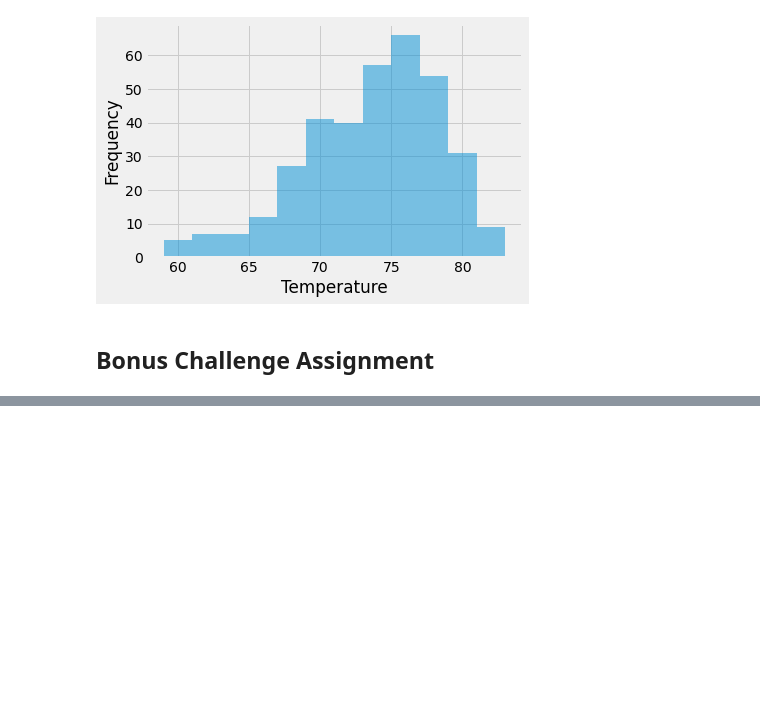
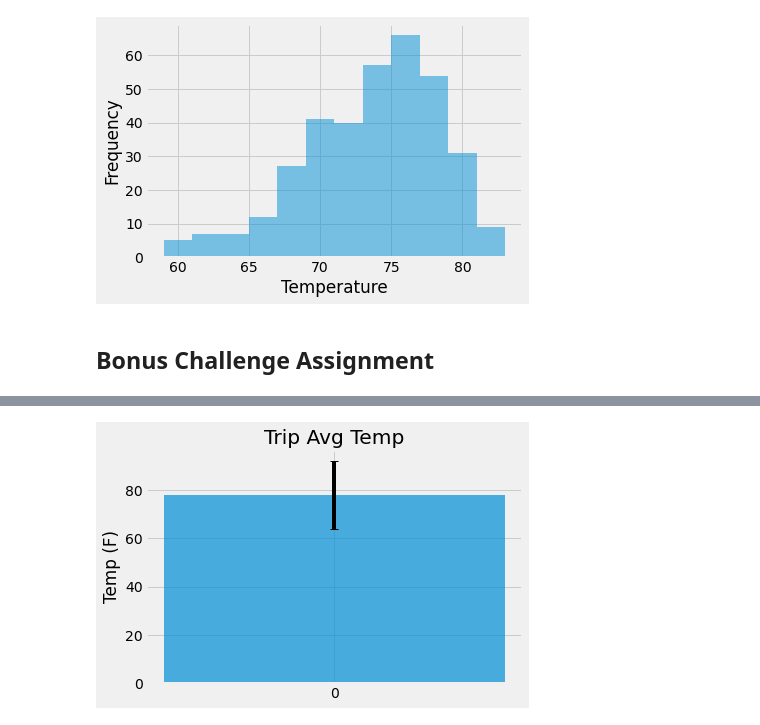
Before and after one commit to newbeadwork/Climate_Analysis_SQLalchemy, a Jupyter notebook: climate_starter.ipynb, the cells around one changed output, grey strips where cells are left out. Cells and saved outputs as stored; diff of their text form; code cells hidden in the pictures; blank space fills up the shorter version.

```diff
--- a/climate_starter.ipynb
+++ b/climate_starter.ipynb
@@ -343,18 +434,9 @@ plt.show()
 # This function called `calc_temps` will accept start date and end date in the format '%Y-%m-%d'
 # and return the minimum, average, and maximum temperatures for that range of dates
 def calc_temps(start_date, end_date):
-    """TMIN, TAVG, and TMAX for a list of dates.
 
-    Args:
-        start_date (string): A date string in the format %Y-%m-%d
-        end_date (string): A date string in the format %Y-%m-%d
-
-    Returns:
-        TMIN, TAVE, and TMAX
-    """
-
-    return session.query(func.min(Measurement.tobs), func.avg(Measurement.tobs), func.max(Measurement.tobs)).\
-        filter(Measurement.date >= start_date).filter(Measurement.date <= end_date).all()
+    return session.query(func.min(measurement.tobs), func.avg(measurement.tobs), func.max(measurement.tobs)).\
+        filter(measurement.date >= start_date).filter(measurement.date <= end_date).all()
 
 # function usage example
 print(calc_temps('2012-02-28', '2012-03-05'))
@@ -361,3 +445,10 @@ print(calc_temps('2012-02-28', '2012-03-05'))
 # %%
 # Use your previous function `calc_temps` to calculate the tmin, tavg, and tmax
 # for your trip using the previous year's data for those same dates.
+def calc_temps(start_date, end_date):
+
+    return session.query(func.min(measurement.tobs), func.avg(measurement.tobs), func.max(measurement.tobs)).\
+        filter(measurement.date >= start_date).filter(measurement.date <= end_date).all()
+
+# function usage example
+print(calc_temps('2017-06-26', '2017-07-05'))
@@ -368,0 +458,4 @@ print(calc_temps('2012-02-28', '2012-03-05'))
+# %%
+data = calc_temps('2017-06-26', '2017-07-05')
+var_1, var_2, var_3 = data[0]
+print(var_1, var_2, var_3)
@@ -369,3 +469,22 @@ print(calc_temps('2012-02-28', '2012-03-05'))
+# %%
+
+
+x_pos = np.arange(len(data))
+
+
+error = (var_3 - var_1)
+fig, ax = plt.subplots()
+ax.bar(x_pos, var_2, yerr=error, align='center', alpha=0.7, ecolor='black', capsize=4)
+ax.set_ylabel('Temp (F)')
+ax.set_xticks(x_pos)
+
+ax.set_title('Trip Avg Temp')
+
+
+
+plt.show()
+# %% [output]
+[figure, added]
 # %%
 # Calculate the total amount of rainfall per weather station for your trip dates using the previous year's matching dates.
 # Sort this in descending order by precipitation amount and list the station, name, latitude, longitude, and elevation
```
Also changed, not shown: parts of 16 cells of this notebook.
